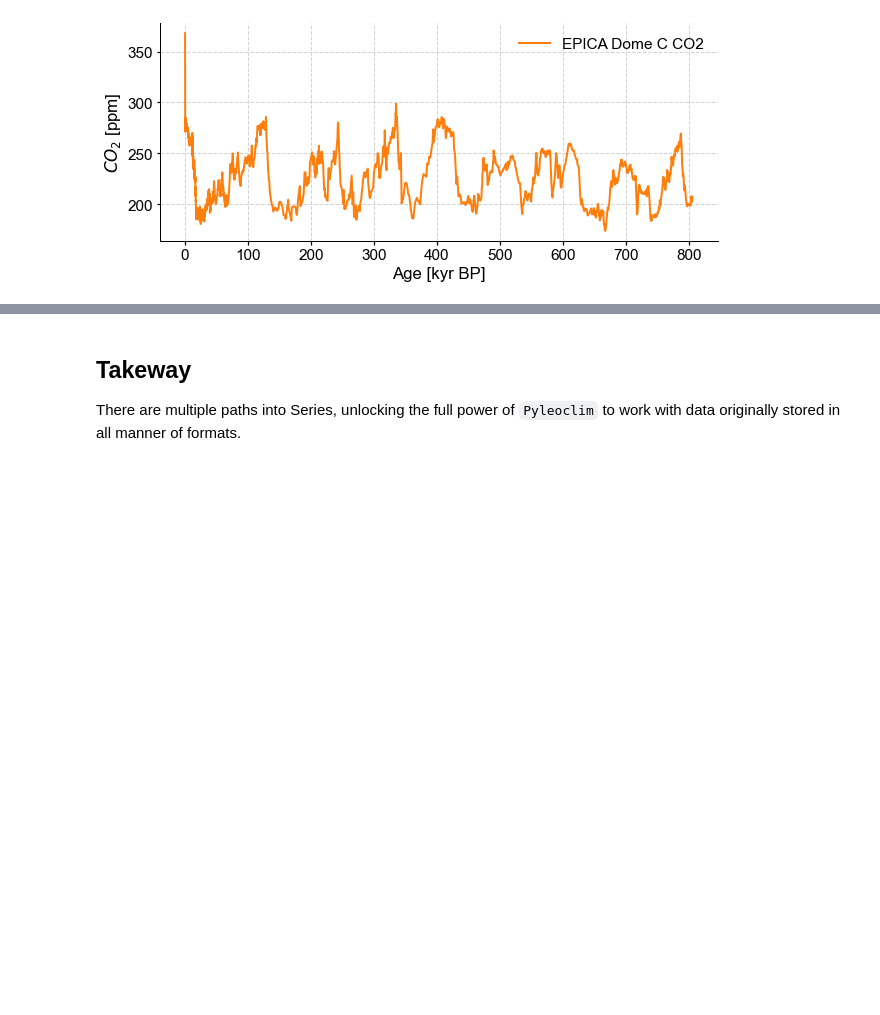
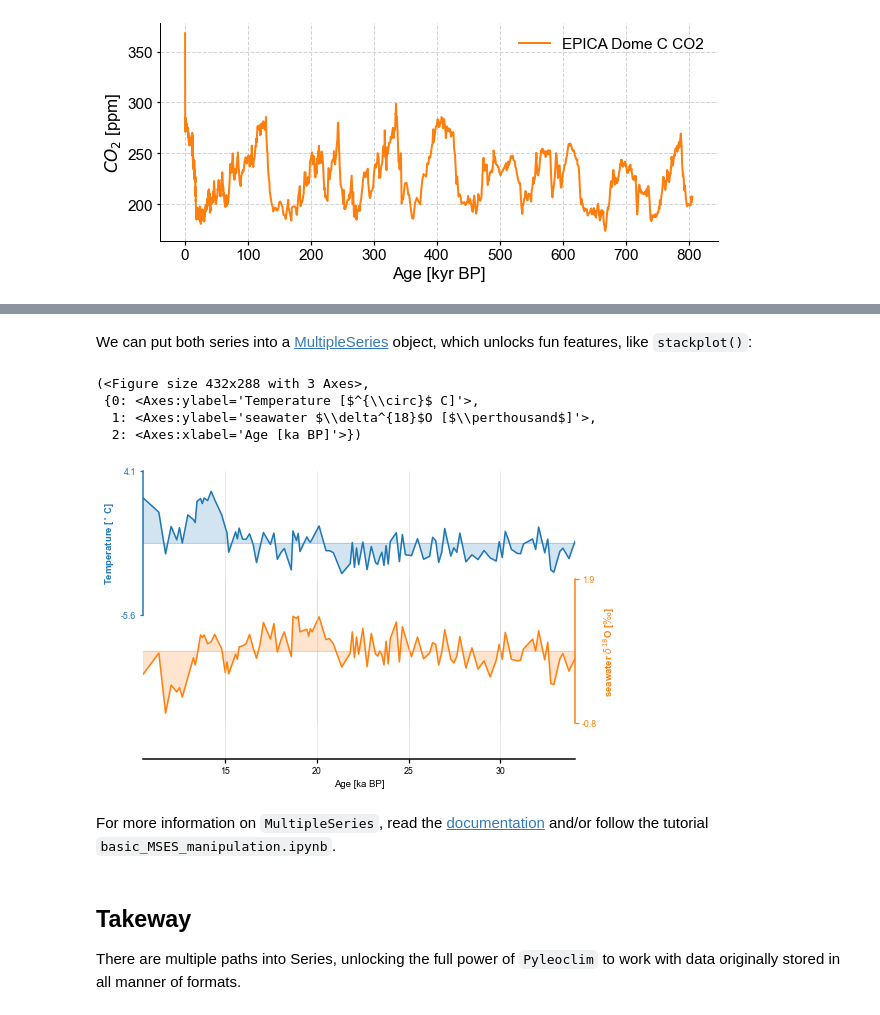
Before and after one commit to LinkedEarth/PyleoTutorials, a Jupyter notebook: notebooks/L0_loading_to_series.ipynb, the cells around one changed output, grey strips where cells are left out. Cells and saved outputs as stored; diff of their text form; code cells hidden in the pictures; blank space fills up the shorter version.

```diff
--- a/notebooks/L0_loading_to_series.ipynb
+++ b/notebooks/L0_loading_to_series.ipynb
@@ -230,3 +303,16 @@ co2ts.plot(color='C1')
+# %% [markdown]
+We can put both series into a [MultipleSeries](https://pyleoclim-util.readthedocs.io/en/master/core/api.html#multipleseries-pyleoclim-multipleseries) object, which unlocks fun features, like `stackplot()`:
+# %%
+ms = pyleo.MultipleSeries([S07_temp,S07_d18Osw])
+ms.stackplot()
+# %% [output]
+(<Figure size 432x288 with 3 Axes>,
+ {0: <Axes:ylabel='Temperature [$^{\\circ}$ C]'>,
+  1: <Axes:ylabel='seawater $\\delta^{18}$O [$\\perthousand$]'>,
+  2: <Axes:xlabel='Age [ka BP]'>})
+[figure, added]
+# %% [markdown]
+For more information on `MultipleSeries`, read the [documentation](https://pyleoclim-util.readthedocs.io/en/master/core/api.html#multipleseries-pyleoclim-multipleseries) and/or follow the tutorial `basic_MSES_manipulation.ipynb`.
 # %% [markdown]
 ## Takeway
 
```
Also changed, not shown: parts of 16 cells of this notebook, 1 other file.
